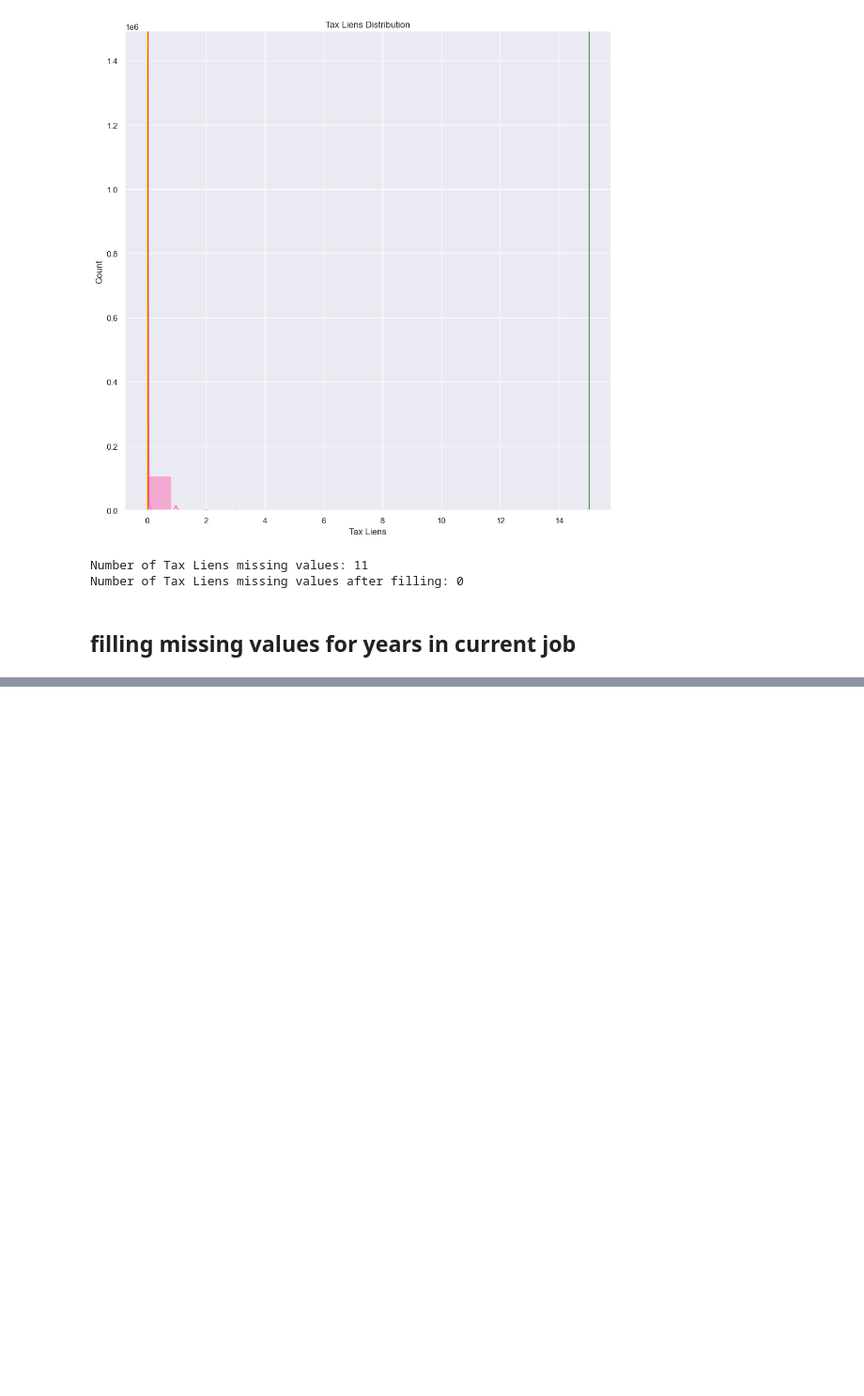
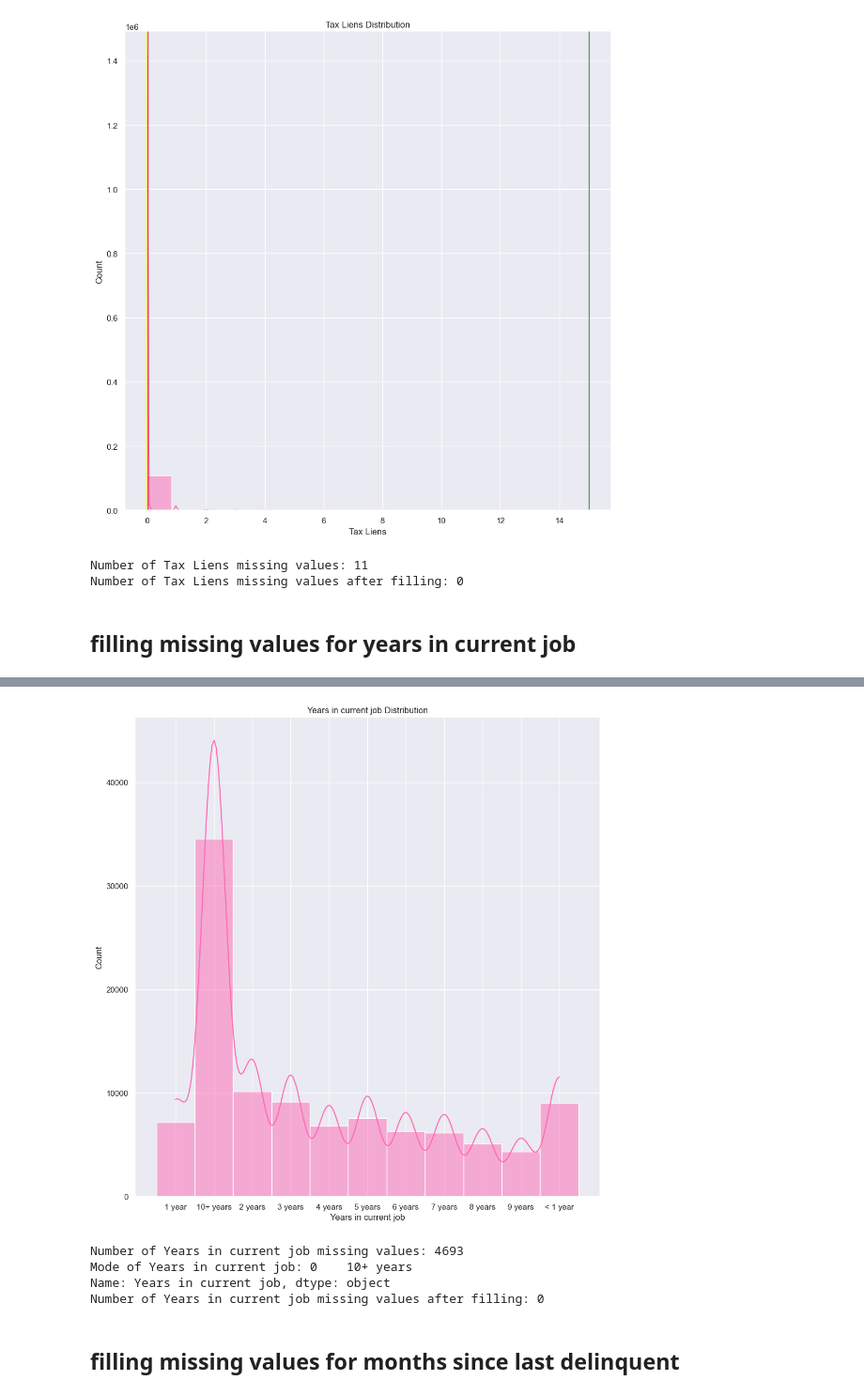
Before and after one commit to xizzax/Exploratory-Data-Analysis-of-LoanGrants, a Jupyter notebook: labtask02.ipynb, the cells around one changed output, grey strips where cells are left out. Shown: that part at 94% size. Drawn from its saved outputs; the diff is of its cells as text; code cells hidden in the pictures; blank space fills up the shorter version.

Commit message:
filled missing values, removed outliers

```diff
--- a/labtask02.ipynb
+++ b/labtask02.ipynb
@@ -279,0 +304,26 @@ Number of Tax Liens missing values after filling: 0
+# %%
+# plotting histogram for years in current job
+m = sns.displot(data=df["Years in current job"].sort_values(), # categorical data needs to be sorted (ordinal)
+                kind="hist",
+             kde=True,
+             color="hotpink",
+             height=10,
+             )
+plt.title("Years in current job Distribution")
+plt.show()
+# %% [output]
+[figure, added]
+# %%
+# since most of the values are 10+ we will use mode to fill the missing values
+print(f"Number of Years in current job missing values: {df['Years in current job'].isnull().sum()}")
+mode = df['Years in current job'].mode()
+print(f"Mode of Years in current job: {mode}")
+df['Years in current job'] = df['Years in current job'].fillna('10+ years')
+print(f"Number of Years in current job missing values after filling: {df['Years in current job'].isnull().sum()}\n")
+# %% [output]
+Number of Years in current job missing values: 4693
+Mode of Years in current job: 0    10+ years
+Name: Years in current job, dtype: object
+Number of Years in current job missing values after filling: 0
+# %% [markdown]
+## filling missing values for months since last delinquent
```
Also changed, not shown: parts of 25 cells of this notebook.
